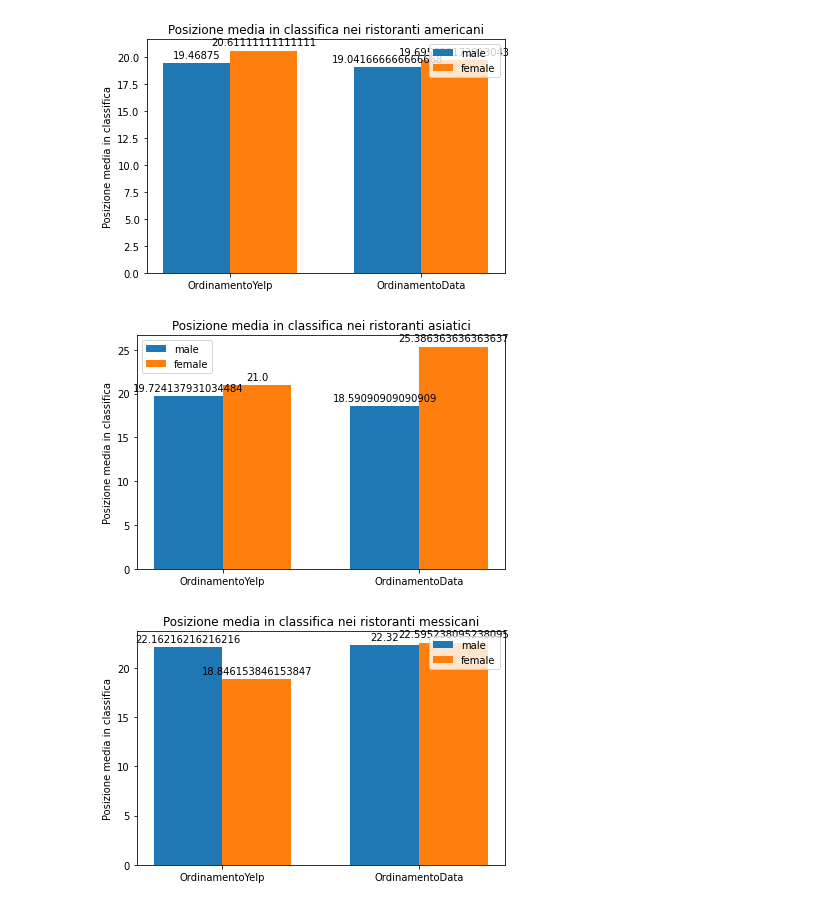
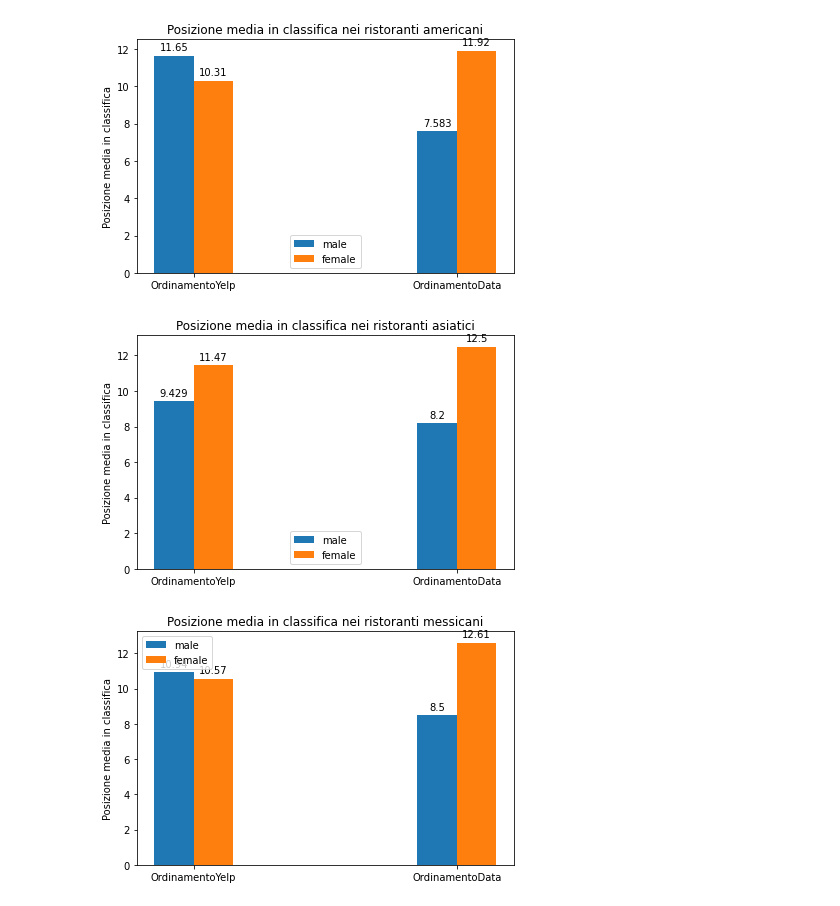
Before and after one commit to EleonoraBartolomucci/Fairness, a Jupyter notebook: Esperimenti/MelaSecondoEsperimentoMedia.ipynb, the cells around one changed output. Cells and saved outputs as stored; diff of their text form; code cells hidden in the pictures.

```diff
--- a/Esperimenti/MelaSecondoEsperimentoMedia.ipynb
+++ b/Esperimenti/MelaSecondoEsperimentoMedia.ipynb
@@ -32,10 +32,10 @@ download.GetContentFile('AllRestaurant_' + '%s' % sort + '_Analysis.csv')
 
 dfd = pd.read_csv('AllRestaurant_' + '%s' % sort + '_Analysis.csv')
 # %%
-american_male_relevance = dfr[(dfr['typology']=='American') & (dfr['gender']=='masculine') & (dfr['number']<=40)]
-american_male_date = dfd[(dfd['typology']=='American')  & (dfd['gender']=='masculine') & (dfd['number']<=40)]
-american_female_relevance = dfr[(dfr['typology']=='American') & (dfr['gender']=='feminine') & (dfr['number']<=40)]
-american_female_date = dfd[(dfd['typology']=='American')  & (dfd['gender']=='feminine') & (dfd['number']<=40)]
+american_male_relevance = dfr[(dfr['typology']=='American') & (dfr['gender']=='masculine') & (dfr['number']<=20)]
+american_male_date = dfd[(dfd['typology']=='American')  & (dfd['gender']=='masculine') & (dfd['number']<=20)]
+american_female_relevance = dfr[(dfr['typology']=='American') & (dfr['gender']=='feminine') & (dfr['number']<=20)]
+american_female_date = dfd[(dfd['typology']=='American')  & (dfd['gender']=='feminine') & (dfd['number']<=20)]
 
 tot_american_male_relevance = sum(american_male_relevance['number']) / len(american_male_relevance)
 tot_american_male_date = sum(american_male_date['number']) / len(american_male_date)
@@ -48,42 +48,42 @@ male = [tot_american_male_relevance, tot_american_male_date]
 female = [tot_american_female_relevance, tot_american_female_date]
 
 x = np.arange(len(labels))  # the label locations
-width = 0.35  # the width of the bars
+width = 0.15  # the width of the bars
 
 fig, ax = plt.subplots()
 rects1 = ax.bar(x - width/2, male, width, label='male')
 rects2 = ax.bar(x + width/2, female, width,label ='female')
 
 # Add some text for labels, title and custom x-axis tick labels, etc.
 ax.set_ylabel('Posizione media in classifica')
 ax.set_title('Posizione media in classifica nei ristoranti americani')
 ax.set_xticks(x)
 ax.set_xticklabels(labels)
 ax.legend()
 
 def autolabel(rects):
     """Attach a text label above each bar in *rects*, displaying its height."""
     for rect in rects:
         height = rect.get_height()
-        ax.annotate('{}'.format(height),
+        ax.annotate('{:.4}'.format(height),
                     xy=(rect.get_x() + rect.get_width()/2, height),
                     xytext=(0, 3),  # 3 points vertical offset
                     textcoords="offset points",
                     ha='center', va='bottom')
 
 autolabel(rects1)
 autolabel(rects2)
 
 fig.tight_layout()
 
 plt.show()
 # %% [output]
-[figure, old version]
+[figure, new version]
 # %%
-asian_male_relevance = dfr[(dfr['typology']=='Japanese') & (dfr['gender']=='masculine') & (dfr['number']<=40)]
-asian_male_date = dfd[(dfd['typology']=='Japanese')  & (dfd['gender']=='masculine') & (dfd['number']<=40)]
-asian_female_relevance = dfr[(dfr['typology']=='Japanese') & (dfr['gender']=='feminine') & (dfr['number']<=40)]
-asian_female_date = dfd[(dfd['typology']=='Japanese')  & (dfd['gender']=='feminine') & (dfd['number']<=40)]
+asian_male_relevance = dfr[(dfr['typology']=='Japanese') & (dfr['gender']=='masculine') & (dfr['number']<=20)]
+asian_male_date = dfd[(dfd['typology']=='Japanese')  & (dfd['gender']=='masculine') & (dfd['number']<=20)]
+asian_female_relevance = dfr[(dfr['typology']=='Japanese') & (dfr['gender']=='feminine') & (dfr['number']<=20)]
+asian_female_date = dfd[(dfd['typology']=='Japanese')  & (dfd['gender']=='feminine') & (dfd['number']<=20)]
 
 tot_asian_male_relevance = sum(asian_male_relevance['number']) / len(asian_male_relevance)
 tot_asian_male_date = sum(asian_male_date['number']) / len(asian_male_date)
@@ -96,7 +96,7 @@ male = [tot_asian_male_relevance, tot_asian_male_date]
 female = [tot_asian_female_relevance, tot_asian_female_date]
 
 x = np.arange(len(labels))  # the label locations
-width = 0.35  # the width of the bars
+width = 0.15  # the width of the bars
 
 fig, ax = plt.subplots()
 rects1 = ax.bar(x - width/2, male, width, label='male')
@@ -113,7 +113,7 @@ def autolabel(rects):
     """Attach a text label above each bar in *rects*, displaying its height."""
     for rect in rects:
         height = rect.get_height()
-        ax.annotate('{}'.format(height),
+        ax.annotate('{:.4}'.format(height),
                     xy=(rect.get_x() + rect.get_width()/2, height),
                     xytext=(0, 3),  # 3 points vertical offset
                     textcoords="offset points",
@@ -126,12 +126,12 @@ fig.tight_layout()
 
 plt.show()
 # %% [output]
-[figure, old version]
+[figure, new version]
 # %%
-mexican_male_relevance = dfr[(dfr['typology']=='Mexican') & (dfr['gender']=='masculine') & (dfr['number']<=40)]
-mexican_male_date = dfd[(dfd['typology']=='Mexican')  & (dfd['gender']=='masculine') & (dfd['number']<=40)]
-mexican_female_relevance = dfr[(dfr['typology']=='Mexican') & (dfr['gender']=='feminine') & (dfr['number']<=40)]
-mexican_female_date = dfd[(dfd['typology']=='Mexican')  & (dfd['gender']=='feminine') & (dfd['number']<=40)]
+mexican_male_relevance = dfr[(dfr['typology']=='Mexican') & (dfr['gender']=='masculine') & (dfr['number']<=20)]
+mexican_male_date = dfd[(dfd['typology']=='Mexican')  & (dfd['gender']=='masculine') & (dfd['number']<=20)]
+mexican_female_relevance = dfr[(dfr['typology']=='Mexican') & (dfr['gender']=='feminine') & (dfr['number']<=20)]
+mexican_female_date = dfd[(dfd['typology']=='Mexican')  & (dfd['gender']=='feminine') & (dfd['number']<=20)]
 
 tot_mexican_male_relevance = sum(mexican_male_relevance['number']) / len(mexican_male_relevance)
 tot_mexican_male_date = sum(mexican_male_date['number']) / len(mexican_male_date)
@@ -144,7 +144,7 @@ male = [tot_mexican_male_relevance, tot_mexican_male_date]
 female = [tot_mexican_female_relevance, tot_mexican_female_date]
 
 x = np.arange(len(labels))  # the label locations
-width = 0.35  # the width of the bars
+width = 0.15  # the width of the bars
 
 fig, ax = plt.subplots()
 rects1 = ax.bar(x - width/2, male, width, label='male')
@@ -161,7 +161,7 @@ def autolabel(rects):
     """Attach a text label above each bar in *rects*, displaying its height."""
     for rect in rects:
         height = rect.get_height()
-        ax.annotate('{}'.format(height),
+        ax.annotate('{:.4}'.format(height),
                     xy=(rect.get_x() + rect.get_width()/2, height),
                     xytext=(0, 3),  # 3 points vertical offset
                     textcoords="offset points",
@@ -174,4 +174,4 @@ fig.tight_layout()
 
 plt.show()
 # %% [output]
-[figure, old version]
+[figure, new version]
```
